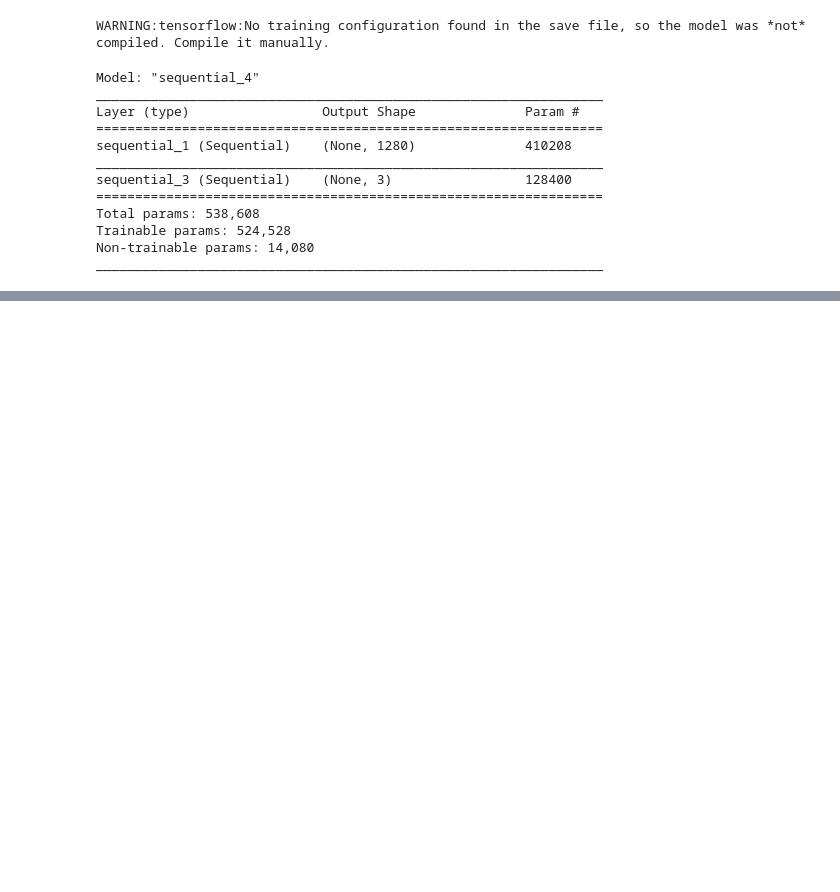
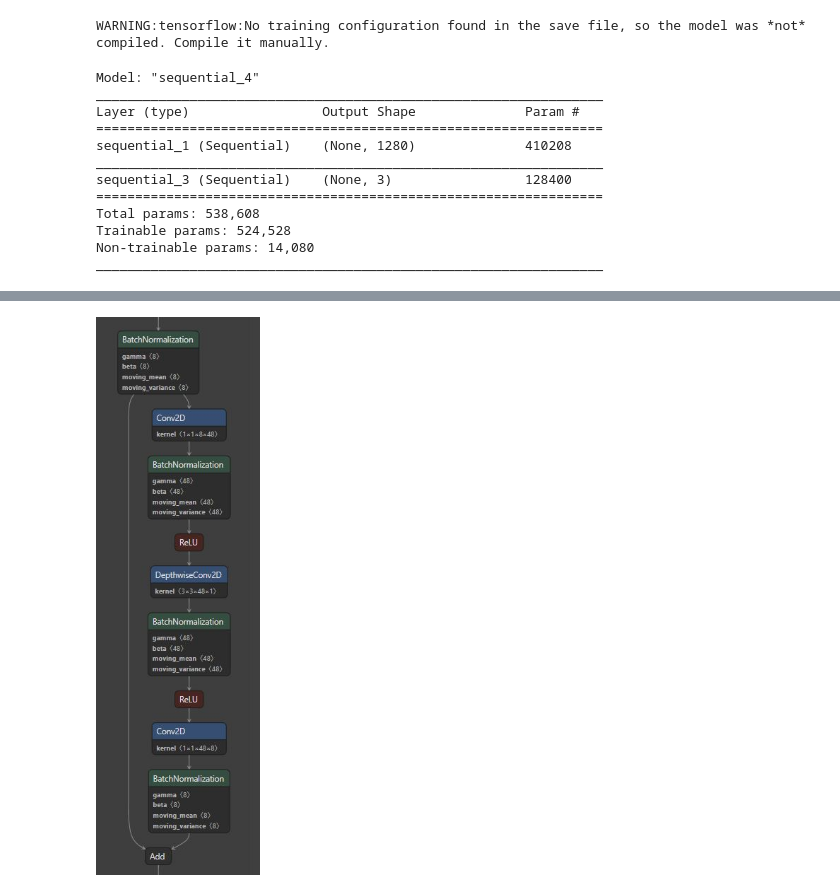
Before and after one commit to reekithak/Fire-Detection, a Jupyter notebook: Working & Template.ipynb, the cells around one changed output, grey strips where cells are left out. Cells and saved outputs as stored; diff of their text form; code cells hidden in the pictures; blank space fills up the shorter version.

```diff
--- a/Working & Template.ipynb
+++ b/Working & Template.ipynb
@@ -22,0 +36,4 @@ _________________________________________________________________
+# %%
+unit_2
+# %% [output]
+[figure, added]
```
Also changed, not shown: parts of 6 cells of this notebook.
